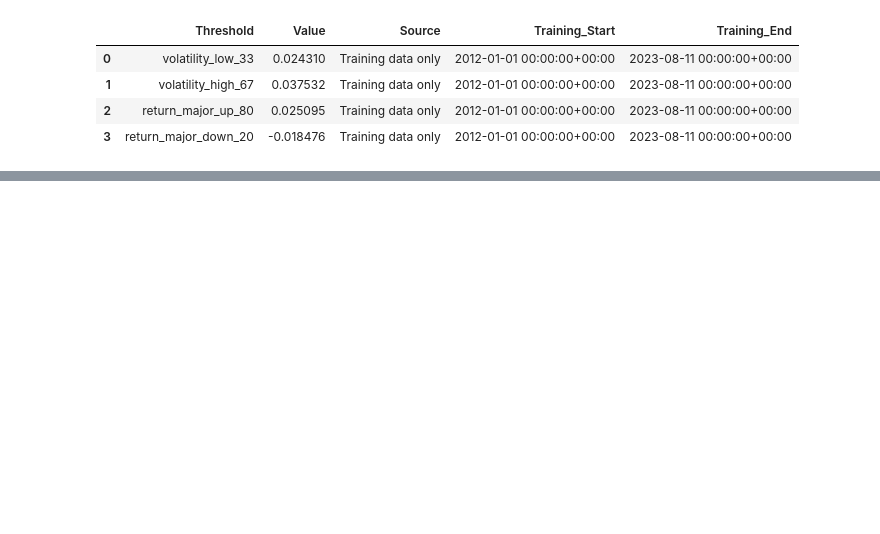
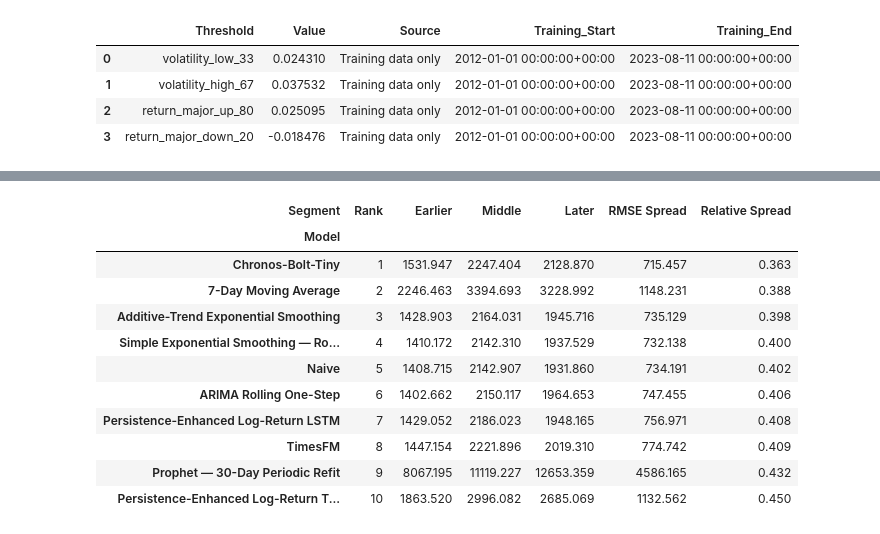
Before and after one commit to mdsoadsolaiman/Time-Series-Foundation-Models, a Jupyter notebook: notebooks/09_Bitcoin_Robustness_and_Temporal_Stability.ipynb, the cells around one changed output, grey strips where cells are left out. Drawn from its saved outputs; the diff is of its cells as text; code cells hidden in the pictures; blank space fills up the shorter version.

```diff
--- a/notebooks/09_Bitcoin_Robustness_and_Temporal_Stability.ipynb
+++ b/notebooks/09_Bitcoin_Robustness_and_Temporal_Stability.ipynb
@@ -99,0 +219,20 @@ plt.show()
+# %%
+segment_summary = segment_rmse[['Earlier', 'Middle', 'Later']].copy()
+segment_summary['RMSE Spread'] = segment_rmse[['Earlier', 'Middle', 'Later']].max(axis=1) - segment_rmse[['Earlier', 'Middle', 'Later']].min(axis=1)
+segment_summary['Relative Spread'] = segment_summary['RMSE Spread'] / segment_rmse[['Earlier', 'Middle', 'Later']].mean(axis=1)
+segment_summary = segment_summary.sort_values('Relative Spread')
+segment_summary.insert(0, 'Rank', range(1, len(segment_summary) + 1))
+segment_summary.round(3)
+# %% [output]
+| Segment | Rank | Earlier | Middle | Later | RMSE Spread | Relative Spread |
+| Model |  |  |  |  |  |  |
+| Chronos-Bolt-Tiny | 1 | 1531.947 | 2247.404 | 2128.870 | 715.457 | 0.363 |
+| 7-Day Moving Average | 2 | 2246.463 | 3394.693 | 3228.992 | 1148.231 | 0.388 |
+| Additive-Trend Exponential Smoothing | 3 | 1428.903 | 2164.031 | 1945.716 | 735.129 | 0.398 |
+| Simple Exponential Smoothing — Ro... | 4 | 1410.172 | 2142.310 | 1937.529 | 732.138 | 0.400 |
+| Naive | 5 | 1408.715 | 2142.907 | 1931.860 | 734.191 | 0.402 |
+| ARIMA Rolling One-Step | 6 | 1402.662 | 2150.117 | 1964.653 | 747.455 | 0.406 |
+| Persistence-Enhanced Log-Return LSTM | 7 | 1429.052 | 2186.023 | 1948.165 | 756.971 | 0.408 |
+| TimesFM | 8 | 1447.154 | 2221.896 | 2019.310 | 774.742 | 0.409 |
+| Prophet — 30-Day Periodic Refit | 9 | 8067.195 | 11119.227 | 12653.359 | 4586.165 | 0.432 |
+| Persistence-Enhanced Log-Return T... | 10 | 1863.520 | 2996.082 | 2685.069 | 1132.562 | 0.450 |
```
Also changed, not shown: parts of 39 cells of this notebook.
